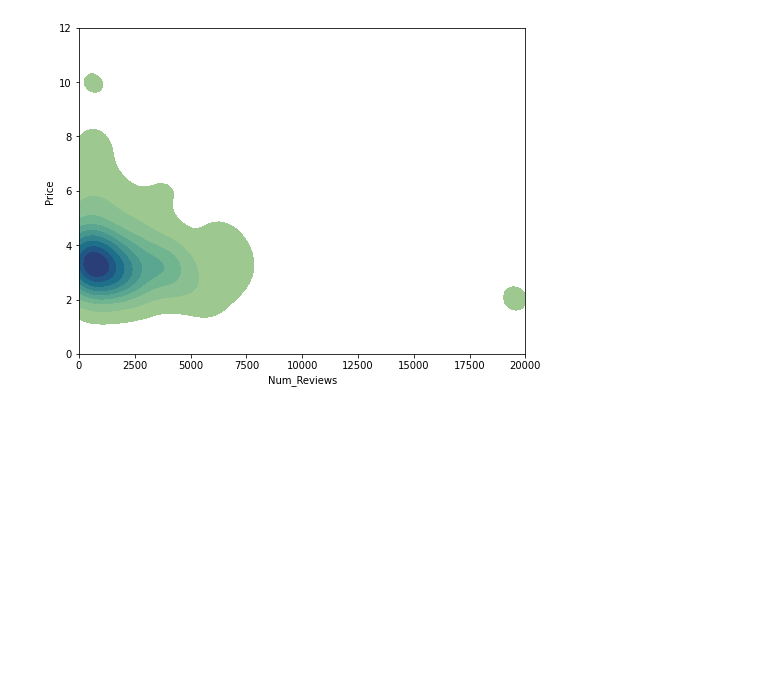
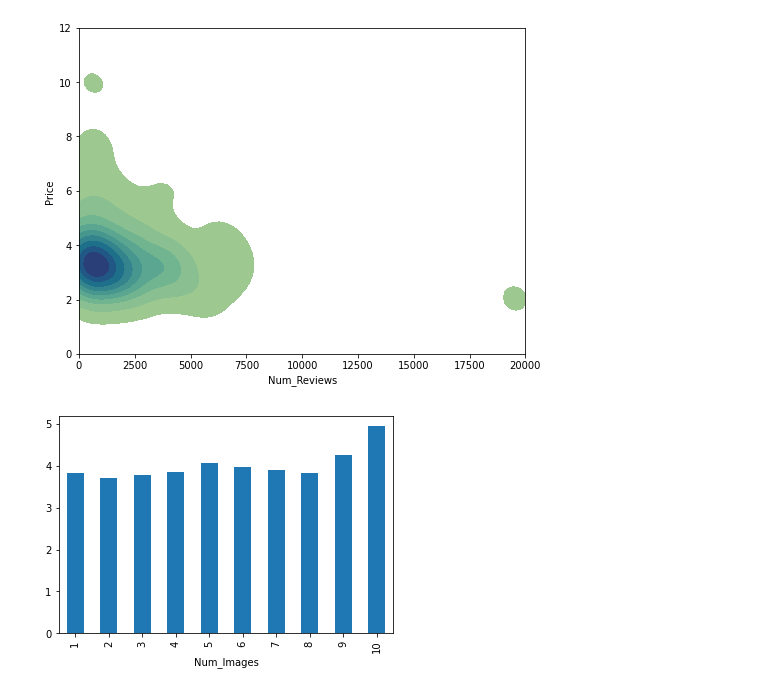
Before and after one commit to anastasiabizyayeva/Price_Etsymator, a Jupyter notebook: 01_EDA.ipynb, the cells around one changed output. Saved outputs shown, nothing was run; the diff lists cells and outputs as text; code cells hidden in the pictures; blank space fills up the shorter version.

Commit message:
finished price exploration

```diff
--- a/01_EDA.ipynb
+++ b/01_EDA.ipynb
@@ -502,3 +501,9 @@ ax.set_xlim(-1,20000)
 plt.show()
 # %% [output]
 [figure]
+# %%
+image_price = df.groupby('Num_Images')['Price'].mean()
+image_price.plot.bar()
+plt.show()
+# %% [output]
+[figure, added]
```
Also changed, not shown: parts of 9 cells of this notebook.
